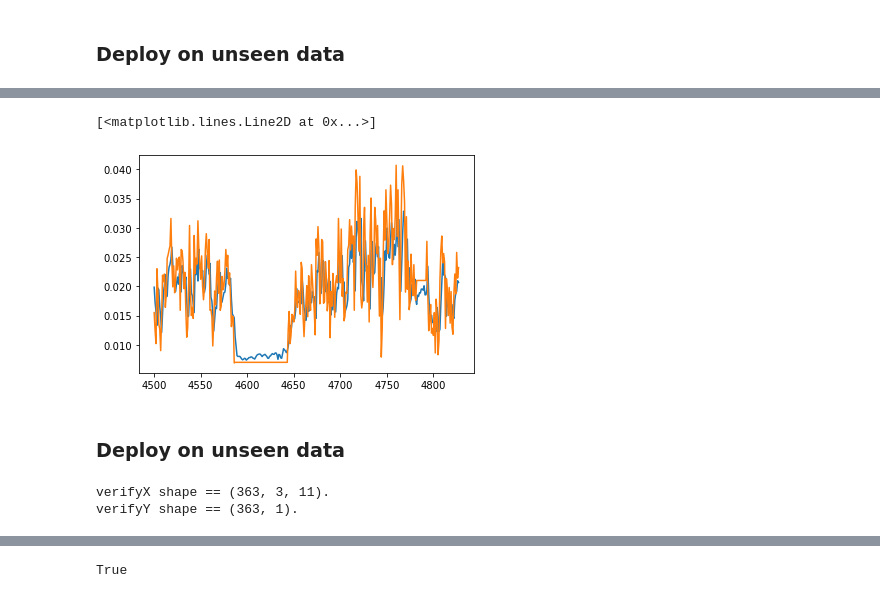
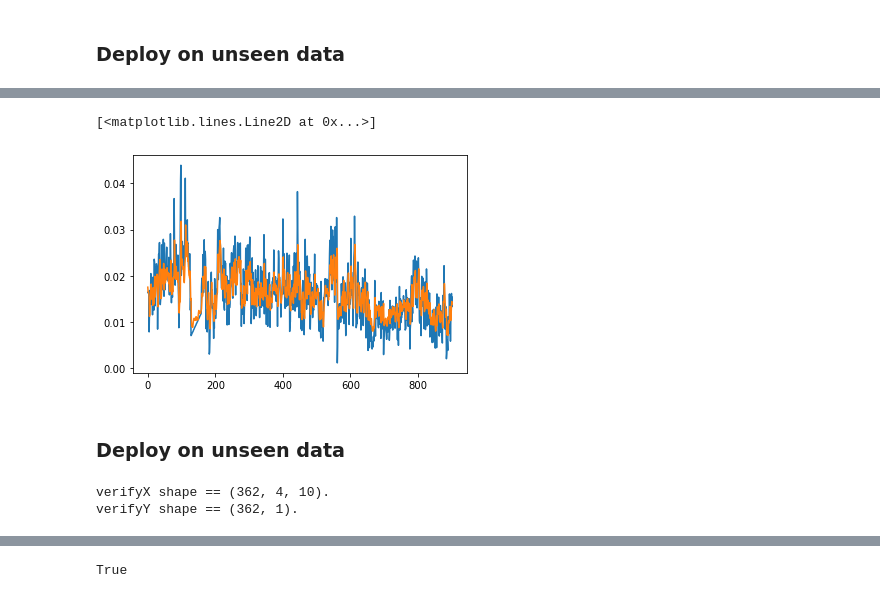
Before and after one commit to faizla/fyp-master-study-airpollution, a Jupyter notebook: KlangAPIModellingDaily.ipynb, the cells around one changed output, grey strips where cells are left out. Cells and saved outputs as stored; diff of their text form; code cells hidden in the pictures.

```diff
--- a/KlangAPIModellingDaily.ipynb
+++ b/KlangAPIModellingDaily.ipynb
@@ -452,6 +685,6 @@ test_results
 # %%
-trainX, trainY = to_sequences(train, 3, klangapi.shape[1], 8)
-testX, testY = to_sequences(test, 3, klangapi.shape[1], 8)
+trainX, trainY = to_sequences(train, 4, klangapi.shape[1], 7)
+testX, testY = to_sequences(test, 4, klangapi.shape[1], 7)
 
 print('trainX shape == {}.'.format(trainX.shape))
 print('trainY shape == {}.'.format(trainY.shape))
@@ -472,4 +705,5 @@ True
 #CO Modelling
 model=modelling(trainX.shape[1],trainX.shape[2])
 model.summary()
+history = model.fit(trainX, trainY, epochs=20, batch_size=8, validation_split=0.2, verbose=1)
 # %% [output]
@@ -521,4 +736,4 @@ plt.legend()
 # %%
-prediction = model.predict(trainX)
+prediction = model.predict(testX)
 # %%
 prediction_copies = np.repeat(prediction, klangapi.shape[1], axis=-1)
@@ -529,5 +744,5 @@ y_pred_future.shape
 # %%
-actualY = np.repeat(trainY, klangapi.shape[1], axis=-1)
-actualY = scaler.inverse_transform(actualY)[:,8]
+actualY = np.repeat(testY, klangapi.shape[1], axis=-1)
+actualY = scaler.inverse_transform(actualY)[:,7]
 actualY.shape
 # %% [output]
@@ -560,19 +800,18 @@ train_results
 # %%
-train_results = pd.DataFrame(data={'Train Predictions':y_pred_future, 'Actuals':actualY})
-plt.plot(train_results['Train Predictions'][4500:4828])
-plt.plot(train_results['Actuals'][4500:4828])
+plt.plot(train_results['Actuals'][:])
+plt.plot(train_results['Train Predictions'][:])
 # %% [output]
 [<matplotlib.lines.Line2D at 0x...>]
-[figure, old version]
+[figure, new version]
 # %% [markdown]
 ### Deploy on unseen data
 # %%
-verifyX, verifyY = to_sequences(verifyDeployScaled, 3, klangapi.shape[1], 8)
+verifyX, verifyY = to_sequences(verifyDeployScaled, 4, klangapi.shape[1], 7)
 print('verifyX shape == {}.'.format(verifyX.shape))
 print('verifyY shape == {}.'.format(verifyY.shape))
 # %% [output]
-verifyX shape == (363, 3, 11).
-verifyY shape == (363, 1).
+verifyX shape == (362, 4, 10).
+verifyY shape == (362, 1).
 # %%
 prediction = model.predict(verifyX)
 
```
Also changed, not shown: parts of 161 cells of this notebook, 3 other files.
